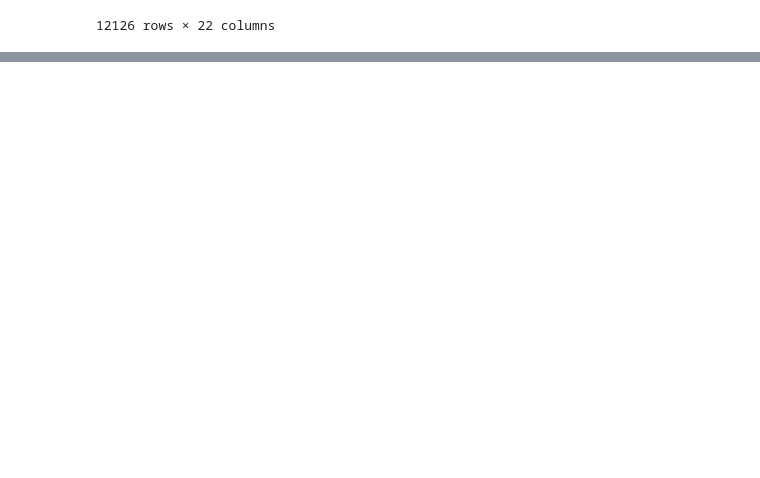
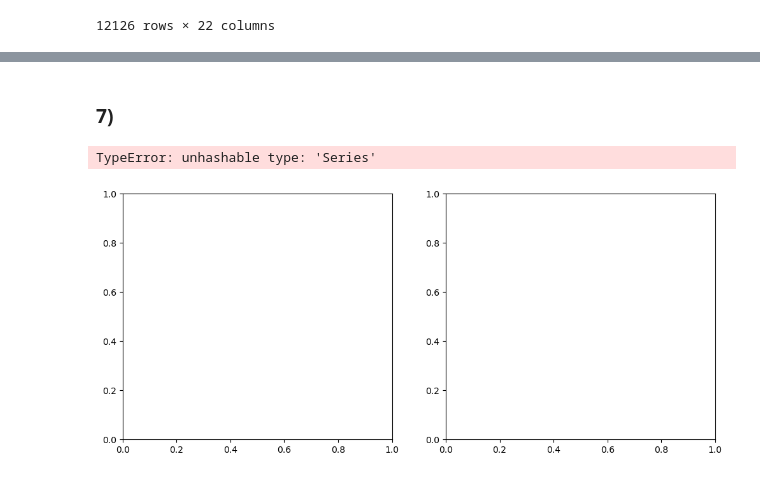
Before and after one commit to maxim-zavidei/viauc-mal1-a23, a Jupyter notebook: assignment1/assignment-solution.ipynb, the cells around one changed output, grey strips where cells are left out. Saved outputs shown, nothing was run; the diff lists cells and outputs as text; code cells hidden in the pictures; blank space fills up the shorter version.

```diff
--- a/assignment1/assignment-solution.ipynb
+++ b/assignment1/assignment-solution.ipynb
@@ -126,0 +259,30 @@ relevant_listings
+# %% [markdown]
+### 7)
+# %%
+from matplotlib import pyplot as plt
+
+fig, (ax1, ax2) = plt.subplots(1, 2, figsize=(12, 5))
+
+bin_colors = {
+    '[0-1000]' : 'r',
+    '[1000-2000]' : 'g',
+    '[2000-3000]' : 'b',
+    '[3000-4000]' : 'y',
+    '[4000-5000]' : 'r',
+    '[5000-6000]' : 'r',
+    '[6000-7000]' : 'r',
+    '[7000-8000]' : 'r',
+    '[8000-9000]' : 'r',
+    '[9000-10000]' : 'r',
+    ' > 10000' : 'r'
+}
+
+ax1.scatter(relevant_listings['latitude'], relevant_listings['longitude'],
+        color=bin_colors[relevant_listings['price_bin']],
+        alpha=0.5,
+        marker='o',
+        s=50
+        )
+# %% [output]
+TypeError: unhashable type: 'Series'
+[figure, added]
```
Also changed, not shown: parts of 6 cells of this notebook.
